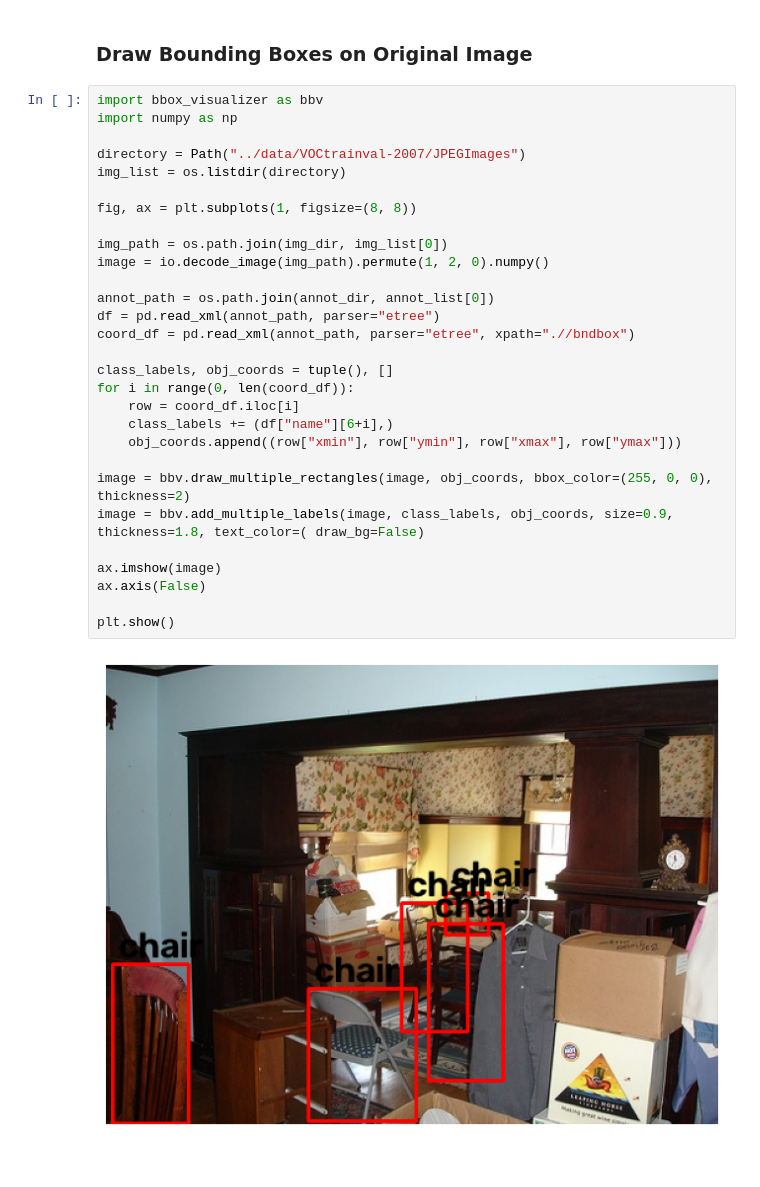
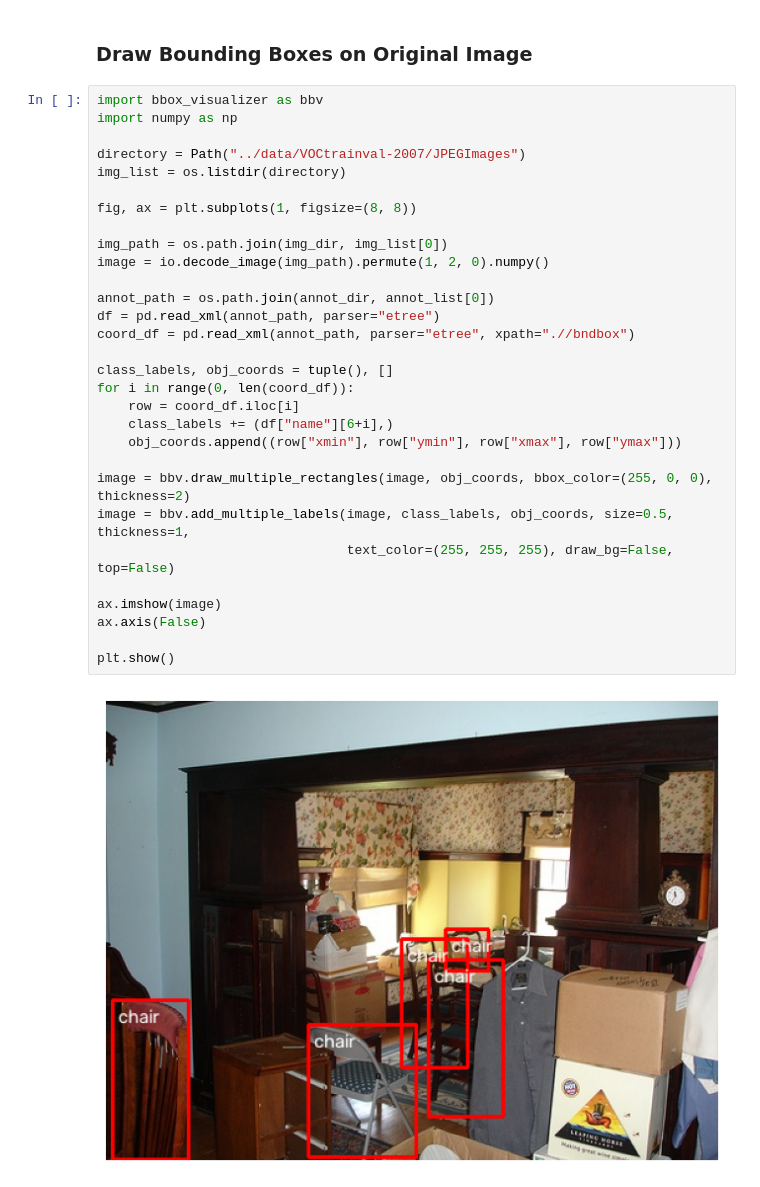
Before and after one commit to Nikhil-Spatial/DetectorV1, a Jupyter notebook: notebooks/01_data_exploration.ipynb, the cells around one changed output. Cells and saved outputs as stored; diff of their text form.

Commit message:
Adjusted coordinates to desired image input size

```diff
--- a/notebooks/01_data_exploration.ipynb
+++ b/notebooks/01_data_exploration.ipynb
@@ -93,31 +93,32 @@ print(labels)
 # %%
 import bbox_visualizer as bbv
 import numpy as np
 
 directory = Path("../data/VOCtrainval-2007/JPEGImages")
 img_list = os.listdir(directory)
 
 fig, ax = plt.subplots(1, figsize=(8, 8))
 
 img_path = os.path.join(img_dir, img_list[0])
 image = io.decode_image(img_path).permute(1, 2, 0).numpy()
 
 annot_path = os.path.join(annot_dir, annot_list[0])
 df = pd.read_xml(annot_path, parser="etree")
 coord_df = pd.read_xml(annot_path, parser="etree", xpath=".//bndbox")
 
 class_labels, obj_coords = tuple(), []
 for i in range(0, len(coord_df)):
     row = coord_df.iloc[i]
     class_labels += (df["name"][6+i],)
     obj_coords.append((row["xmin"], row["ymin"], row["xmax"], row["ymax"]))
 
 image = bbv.draw_multiple_rectangles(image, obj_coords, bbox_color=(255, 0, 0), thickness=2)
-image = bbv.add_multiple_labels(image, class_labels, obj_coords, size=0.9, thickness=1.8, text_color=( draw_bg=False)
+image = bbv.add_multiple_labels(image, class_labels, obj_coords, size=0.5, thickness=1,
+                                text_color=(255, 255, 255), draw_bg=False, top=False)
 
 ax.imshow(image)
 ax.axis(False)
 
 plt.show()
 # %% [output]
-[figure, old version]
+[figure, new version]
```
Also changed, not shown: parts of 4 cells of this notebook.
